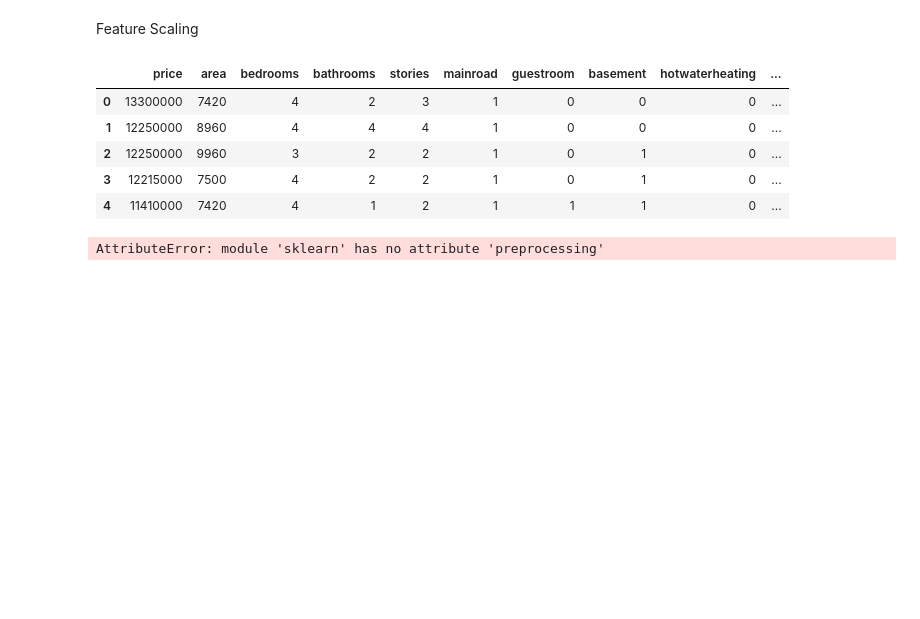
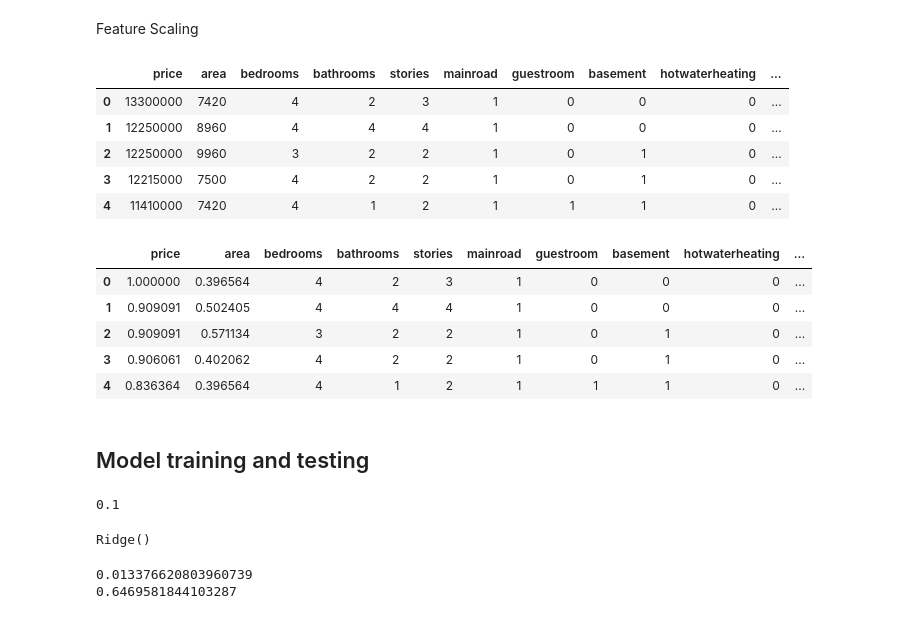
Before and after one commit to keh1nde/home-price-predictor, a Jupyter notebook: backend/notebooks/hpp-model-development.ipynb, the cells around one changed output. Cells and saved outputs as stored; diff of their text form; code cells hidden in the pictures; blank space fills up the shorter version.

Commit message:
Finished initial model training. Working on feature engineering to improve model performance.

```diff
--- a/backend/notebooks/hpp-model-development.ipynb
+++ b/backend/notebooks/hpp-model-development.ipynb
@@ -185,8 +205,9 @@ train_df.head()
 | 3 | 12215000 | 7500 | 4 | 2 | 2 | 1 | 0 | 1 | 0 | ... |
 | 4 | 11410000 | 7420 | 4 | 1 | 2 | 1 | 1 | 1 | 0 | ... |
 # %%
+# Scaling Data
+from sklearn.preprocessing import MinMaxScaler
+
 scaled_columns = ["price", "area"]
-scaler = sk.preprocessing.StandardScaler()
-df[scaled_columns] = scaler.fit_transform(df[scaled_columns])
+scaler = MinMaxScaler()
+train_df[scaled_columns] = scaler.fit_transform(df[scaled_columns])
-# %% [output]
-AttributeError: module 'sklearn' has no attribute 'preprocessing'
@@ -192,0 +217,9 @@ AttributeError: module 'sklearn' has no attribute 'preprocessing'
+# %%
+train_df.head()
+# %% [output]
+|  | price | area | bedrooms | bathrooms | stories | mainroad | guestroom | basement | hotwaterheating | ... |
+| 0 | 1.000000 | 0.396564 | 4 | 2 | 3 | 1 | 0 | 0 | 0 | ... |
+| 1 | 0.909091 | 0.502405 | 4 | 4 | 4 | 1 | 0 | 0 | 0 | ... |
+| 2 | 0.909091 | 0.571134 | 3 | 2 | 2 | 1 | 0 | 1 | 0 | ... |
+| 3 | 0.906061 | 0.402062 | 4 | 2 | 2 | 1 | 0 | 1 | 0 | ... |
+| 4 | 0.836364 | 0.396564 | 4 | 1 | 2 | 1 | 1 | 1 | 0 | ... |
@@ -192,0 +234,31 @@ AttributeError: module 'sklearn' has no attribute 'preprocessing'
+# %% [markdown]
+## Model training and testing
+# %%
+# Finding best alpha for model
+from sklearn.linear_model import RidgeCV
+ridge_cv_model = RidgeCV(alphas=[0.1, 1.0, 10.0])
+ridge_cv_model.fit(X_train, Y_train)
+print(ridge_cv_model.alpha_)
+# %% [output]
+0.1
+# %%
+# Training the model
+from sklearn.linear_model import Ridge
+model = Ridge(alpha=1.0)
+model.fit(X_train, Y_train)
+# %% [output]
+Ridge()
+# %%
+from sklearn.metrics import mean_squared_error, r2_score
+# Making predictions with the model
+Y_pred = model.predict(X_test)
+
+# Evaluating model performance
+mse = mean_squared_error(Y_test, Y_pred)
+r2 = r2_score(Y_test, Y_pred)
+
+print(mse)
+print(r2)
+# %% [output]
+0.013376620803960739
+0.6469581844103287
```
Also changed, not shown: parts of 8 cells of this notebook, 1 other file.
